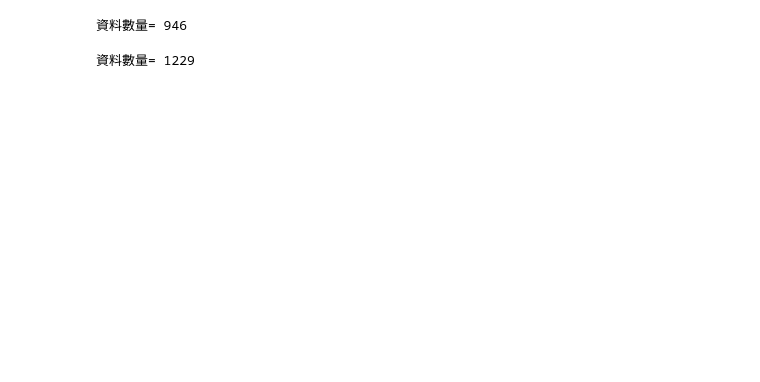
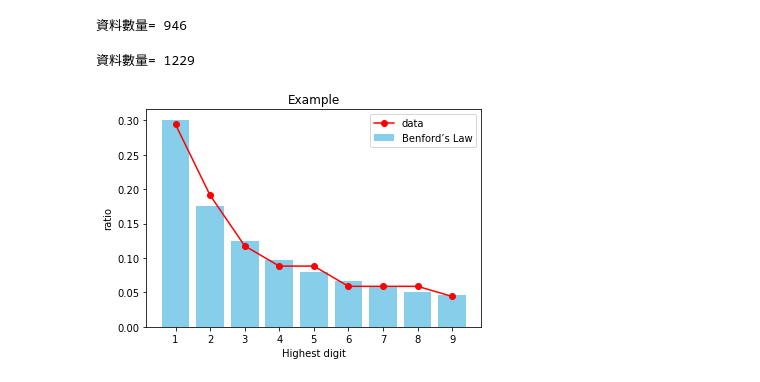
Before and after one commit to dydytn/Test20201017, a Jupyter notebook: Untitled0.ipynb, the cells around one changed output. Drawn from its saved outputs; the diff is of its cells as text; code cells hidden in the pictures; blank space fills up the shorter version.

```diff
--- a/Untitled0.ipynb
+++ b/Untitled0.ipynb
@@ -35,3 +35,43 @@ data=[2,3,5,7,11,13, 17, 19, 23, 29, 31, 37, 41, 43, 47, 53, 59, 61, 67, 71, 73,
 print("資料數量=",len(data))
 # %% [output]
 資料數量= 1229
+# %%
+import numpy as np
+import matplotlib.pyplot as plt
+
+x=["1","2","3","4","5","6","7","8","9"]  #各柱子的文字
+y1=[0.3010,0.1761,0.1249,0.0969,0.0792,0.0669,0.0580,0.0512,0.0458]
+plt.bar(x,y1,color="skyblue",label= "Benford’s Law")
+
+#data=[ ]           #將要驗證的資料放在括號內
+Ans=[]
+for k in data:
+    t=np.log10(k)        #將k取對數值
+    if (t>=0 or t%1==0):
+      a=int(t)         #首數
+    if (t<0 and t%1!=0):
+      a=int(t)-1        #首數
+    b=t-a            #尾數
+    c=int(k*(10**(-a)))     #首位數字
+    Ans.append(c)
+
+n=len(Ans)
+y=[]                #準備儲存各柱子的高度
+C1=Ans.count(1);y.append(C1/n)   #計算1的次數,並儲存其比率
+C2=Ans.count(2);y.append(C2/n)   #計算2的次數,並儲存其比率
+C3=Ans.count(3);y.append(C3/n)   #計算3的次數,並儲存其比率
+C4=Ans.count(4);y.append(C4/n)   #計算4的次數,並儲存其比率
+C5=Ans.count(5);y.append(C5/n)   #計算5的次數,並儲存其比率
+C6=Ans.count(6);y.append(C6/n)   #計算6的次數,並儲存其比率
+C7=Ans.count(7);y.append(C7/n)   #計算7的次數,並儲存其比率
+C8=Ans.count(8);y.append(C8/n)   #計算8的次數,並儲存其比率
+C9=Ans.count(9);y.append(C9/n)   #計算9的次數,並儲存其比率
+
+plt.plot(x,y,color="red",marker="o",label= "data")
+plt.legend(loc="upper right")    #展示每組數據對應的圖像名稱與位置
+plt.title("Example")         #標題
+plt.xlabel("Highest digit")     # x 軸的文字
+plt.ylabel("ratio")          # y 軸的文字
+plt.show()
+# %% [output]
+[figure, added]
```
Also changed, not shown: parts of 2 cells of this notebook.
